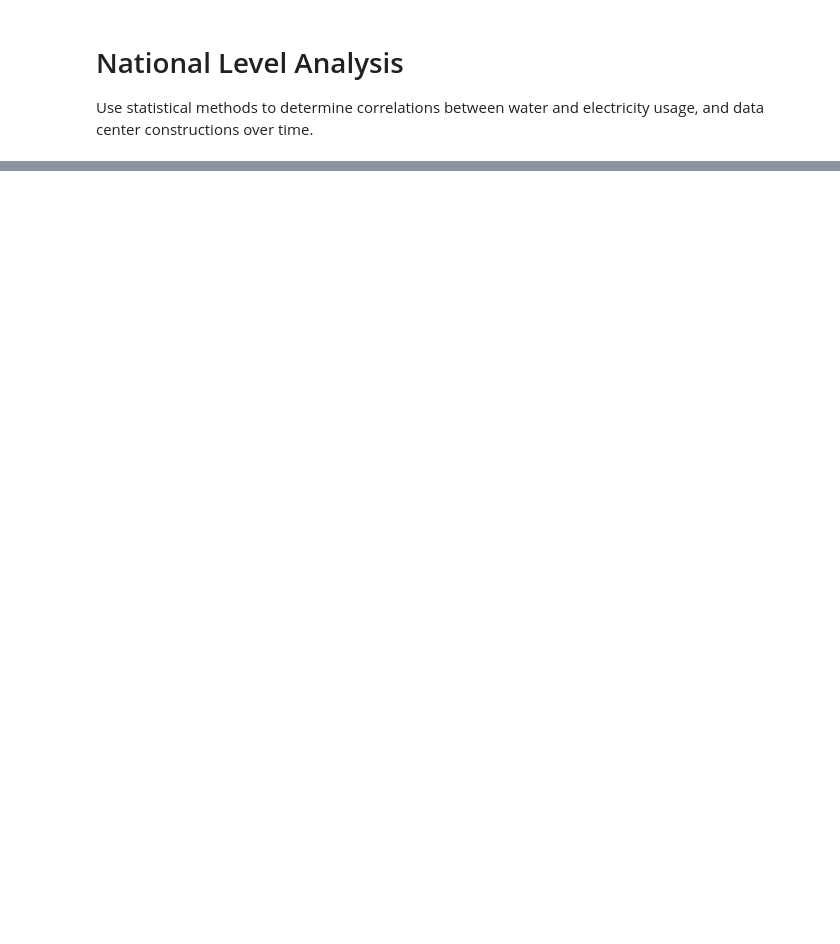
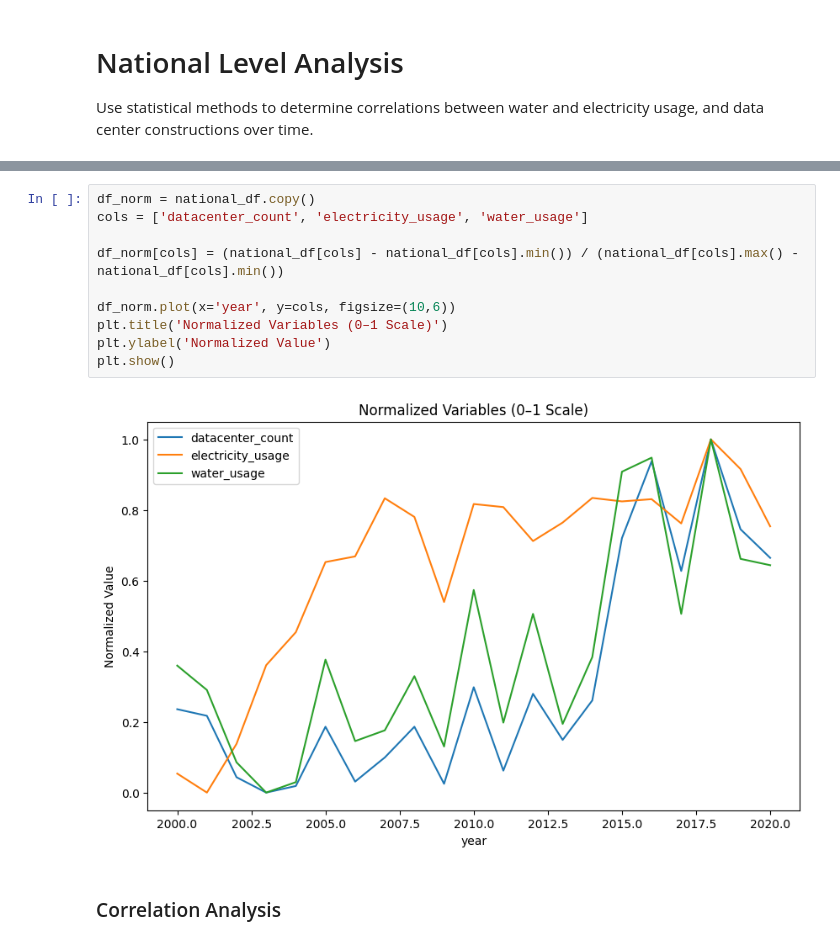
Before and after one commit to jaizem/Data-Center-Construction-and-Supporting-Utilities-Consumption, a Jupyter notebook: notebooks/national_analysis.ipynb, the cells around one changed output, grey strips where cells are left out. Drawn from its saved outputs; the diff is of its cells as text; blank space fills up the shorter version.

```diff
--- a/notebooks/national_analysis.ipynb
+++ b/notebooks/national_analysis.ipynb
@@ -36,0 +46,14 @@ national_df
+# %%
+df_norm = national_df.copy()
+cols = ['datacenter_count', 'electricity_usage', 'water_usage']
+
+df_norm[cols] = (national_df[cols] - national_df[cols].min()) / (national_df[cols].max() - national_df[cols].min())
+
+df_norm.plot(x='year', y=cols, figsize=(10,6))
+plt.title('Normalized Variables (0–1 Scale)')
+plt.ylabel('Normalized Value')
+plt.show()
+# %% [output]
+[figure, added]
+# %% [markdown]
+### Correlation Analysis
```
Also changed, not shown: parts of 13 cells of this notebook.
